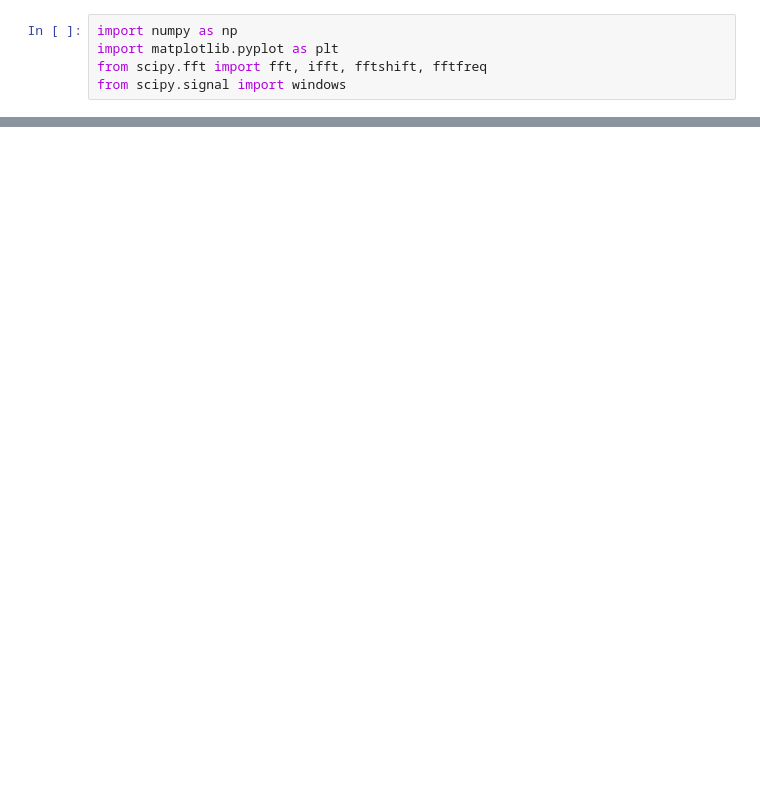
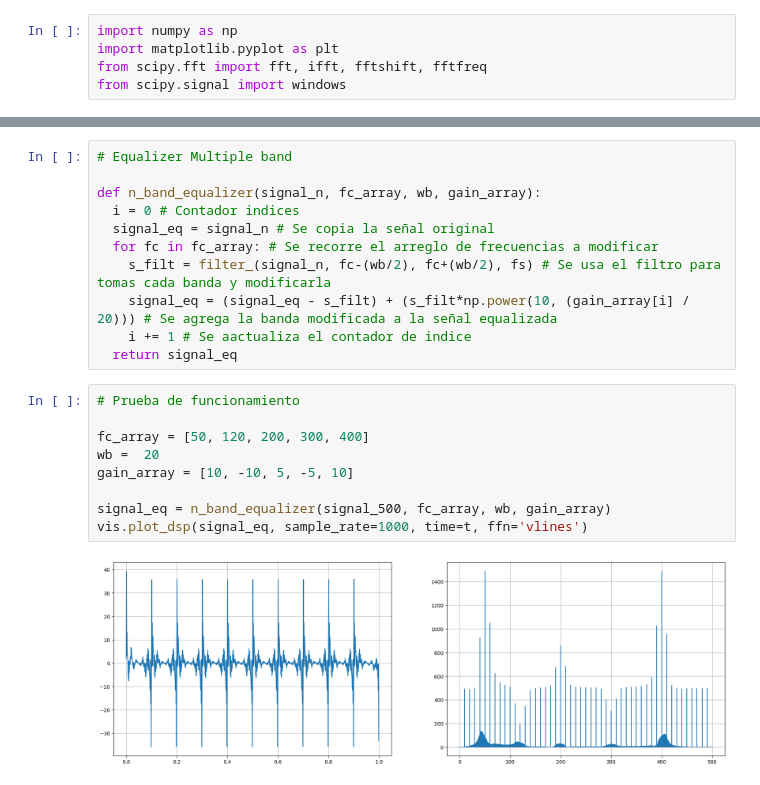
Before and after one commit to Yomunozs/Procesamiento_Digital_de_Senales, a Jupyter notebook: PDS_simulacion_filtros_20_11_2024.ipynb, the cells around one changed output, grey strips where cells are left out. Drawn from its saved outputs; the diff is of its cells as text; blank space fills up the shorter version.

```diff
--- a/PDS_simulacion_filtros_20_11_2024.ipynb
+++ b/PDS_simulacion_filtros_20_11_2024.ipynb
@@ -119,0 +160,22 @@ plt.show()
+# %%
+# Equalizer Multiple band
+
+def n_band_equalizer(signal_n, fc_array, wb, gain_array):
+  i = 0 # Contador indices
+  signal_eq = signal_n # Se copia la señal original
+  for fc in fc_array: # Se recorre el arreglo de frecuencias a modificar
+    s_filt = filter_(signal_n, fc-(wb/2), fc+(wb/2), fs) # Se usa el filtro para tomas cada banda y modificarla
+    signal_eq = (signal_eq - s_filt) + (s_filt*np.power(10, (gain_array[i] / 20))) # Se agrega la banda modificada a la señal equalizada
+    i += 1 # Se aactualiza el contador de indice
+  return signal_eq
+# %%
+# Prueba de funcionamiento
+
+fc_array = [50, 120, 200, 300, 400]
+wb =  20
+gain_array = [10, -10, 5, -5, 10]
+
+signal_eq = n_band_equalizer(signal_500, fc_array, wb, gain_array)
+vis.plot_dsp(signal_eq, sample_rate=1000, time=t, ffn='vlines')
+# %% [output]
+[figure, added]
```
Also changed, not shown: parts of 10 cells of this notebook.
